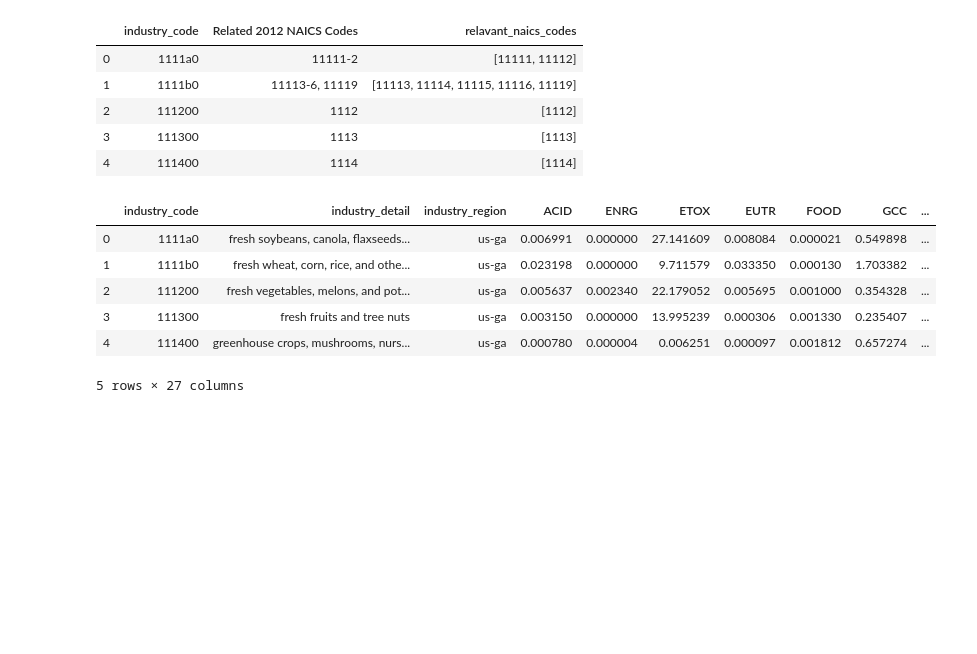
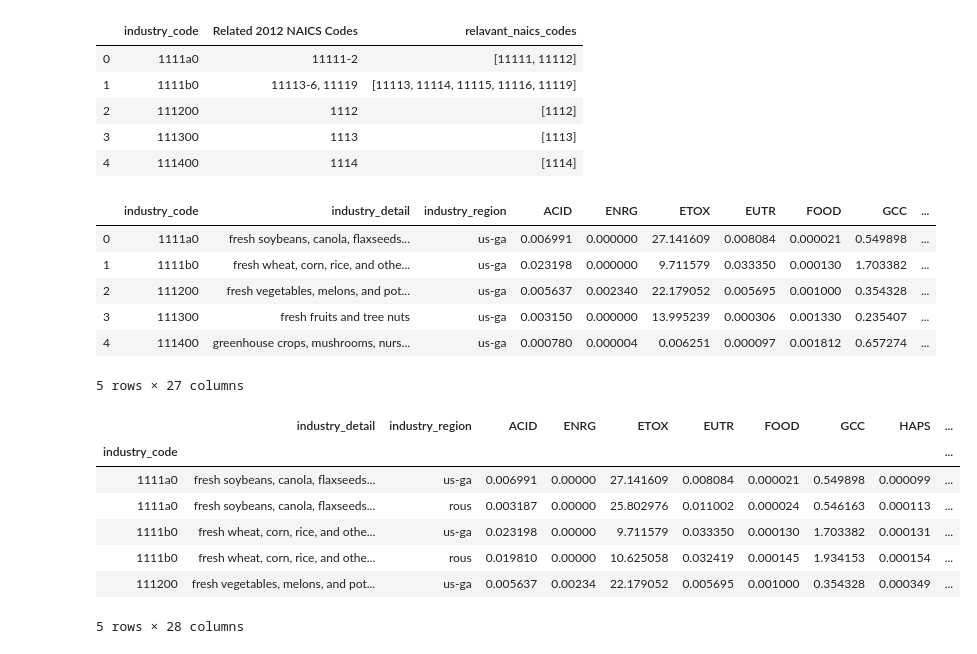
Before and after one commit to Merrel/Cancer-Industry-Dashboard, a Jupyter notebook: data_processing/USEEIO_Collect-All-Indicators-All-Industries.ipynb, the cells around one changed output. Cells and saved outputs as stored; diff of their text form; code cells hidden in the pictures; blank space fills up the shorter version.

```diff
--- a/data_processing/USEEIO_Collect-All-Indicators-All-Industries.ipynb
+++ b/data_processing/USEEIO_Collect-All-Indicators-All-Industries.ipynb
@@ -170,0 +216,11 @@ all_indic_all_indust = (all_indic_all_indust
+# %%
+all_indic_all_indust.head()
+# %% [output]
+|  | industry_detail | industry_region | ACID | ENRG | ETOX | EUTR | FOOD | GCC | HAPS | ... |
+| industry_code |  |  |  |  |  |  |  |  |  | ... |
+| 1111a0 | fresh soybeans, canola, flaxseeds... | us-ga | 0.006991 | 0.00000 | 27.141609 | 0.008084 | 0.000021 | 0.549898 | 0.000099 | ... |
+| 1111a0 | fresh soybeans, canola, flaxseeds... | rous | 0.003187 | 0.00000 | 25.802976 | 0.011002 | 0.000024 | 0.546163 | 0.000113 | ... |
+| 1111b0 | fresh wheat, corn, rice, and othe... | us-ga | 0.023198 | 0.00000 | 9.711579 | 0.033350 | 0.000130 | 1.703382 | 0.000131 | ... |
+| 1111b0 | fresh wheat, corn, rice, and othe... | rous | 0.019810 | 0.00000 | 10.625058 | 0.032419 | 0.000145 | 1.934153 | 0.000154 | ... |
+| 111200 | fresh vegetables, melons, and pot... | us-ga | 0.005637 | 0.00234 | 22.179052 | 0.005695 | 0.001000 | 0.354328 | 0.000349 | ... |
+5 rows × 28 columns
```
Also changed, not shown: parts of 3 cells of this notebook, 1 other file.
